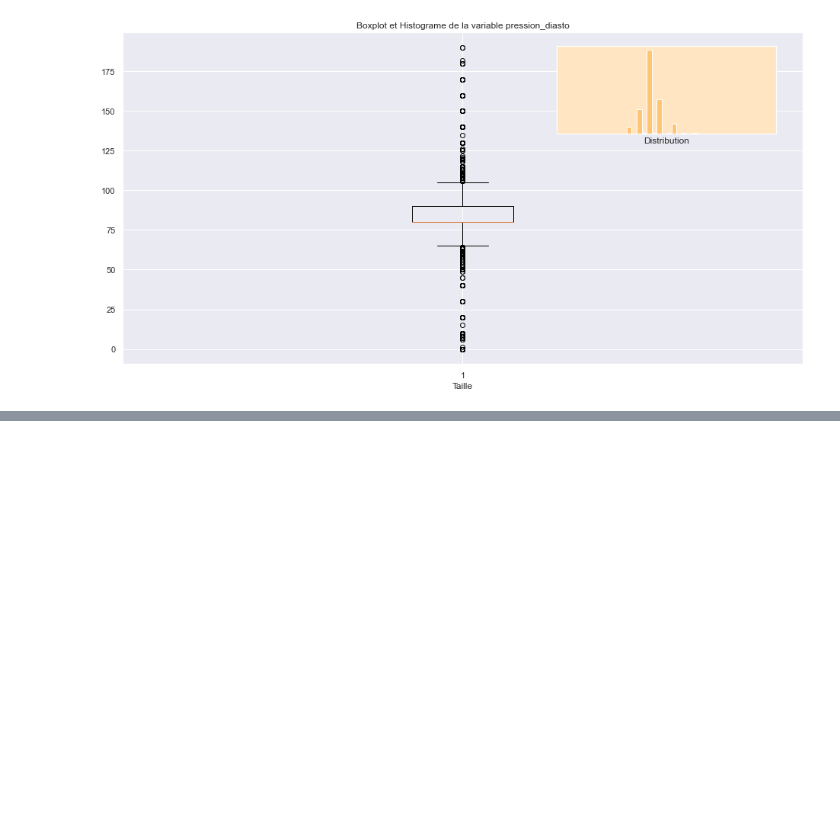
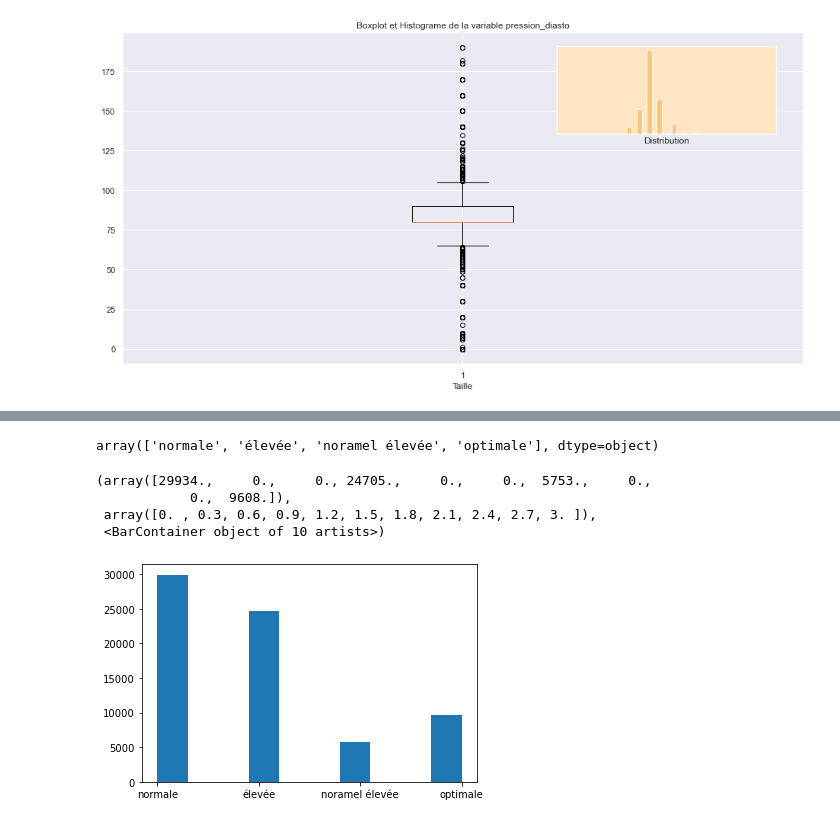
Before and after one commit to abaribeaud/heart-disease, a Jupyter notebook: heart-disease-analysis.ipynb, the cells around one changed output, grey strips where cells are left out. Drawn from its saved outputs; the diff is of its cells as text; code cells hidden in the pictures; blank space fills up the shorter version.

```diff
--- a/heart-disease-analysis.ipynb
+++ b/heart-disease-analysis.ipynb
@@ -251,0 +256,2 @@ for i in range(0,5):
+# %%
+df_heart['imc'] = df_heart.apply(lambda x: x["Poids"]/((x["taille"]/100)**2), axis=1)
@@ -251,0 +275,14 @@ for i in range(0,5):
+# %%
+def pression_arterielle(press_systo, press_diasto):
+    if press_systo < 120 and press_diasto < 80:
+        return "optimale"
+
+    if press_systo < 130 and press_diasto < 85:
+        return "normale"
+
+    if press_systo < 140 and press_diasto < 90:
+        return "noramel élevée"
+
+    return "élevée"
+
+df_heart["pression_arterielle"] = df_heart.apply(lambda x: pression_arterielle(x["pression_systo"], x["pression_diasto"]), axis=1)
@@ -251,0 +306,12 @@ for i in range(0,5):
+# %%
+df_heart["pression_arterielle"].unique()
+# %% [output]
+array(['normale', 'élevée', 'noramel élevée', 'optimale'], dtype=object)
+# %%
+plt.hist(df_heart["pression_arterielle"])
+# %% [output]
+(array([29934.,     0.,     0., 24705.,     0.,     0.,  5753.,     0.,
+            0.,  9608.]),
+ array([0. , 0.3, 0.6, 0.9, 1.2, 1.5, 1.8, 2.1, 2.4, 2.7, 3. ]),
+ <BarContainer object of 10 artists>)
+[figure, added]
```
Also changed, not shown: parts of 10 cells of this notebook.
